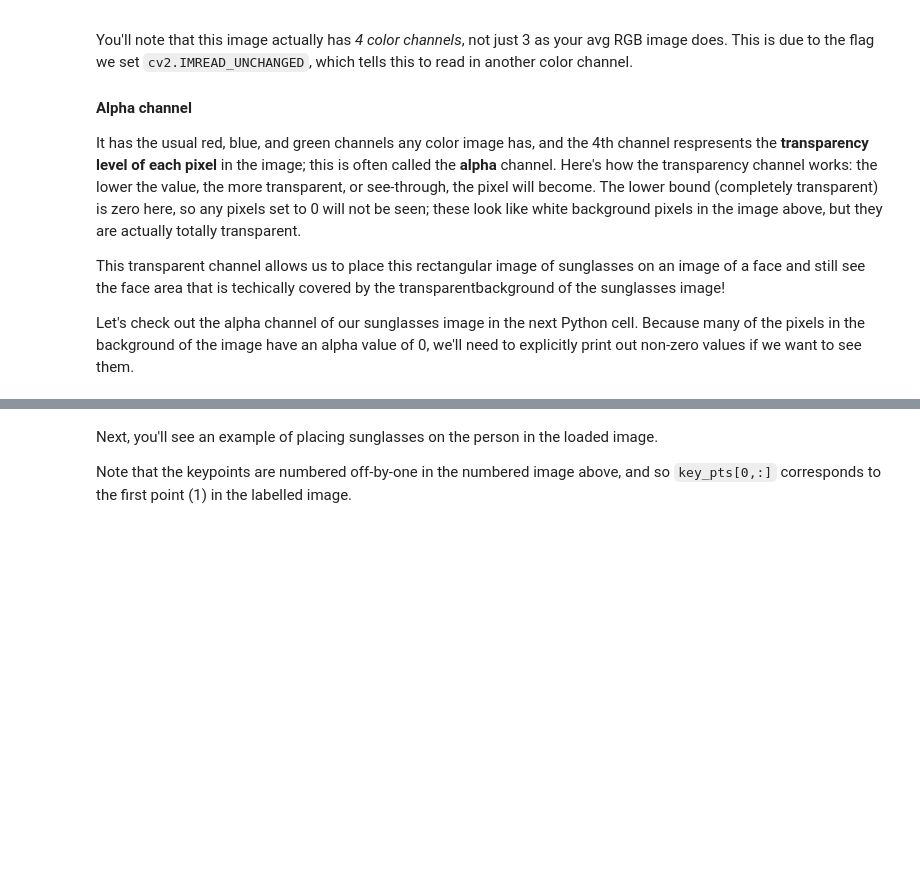
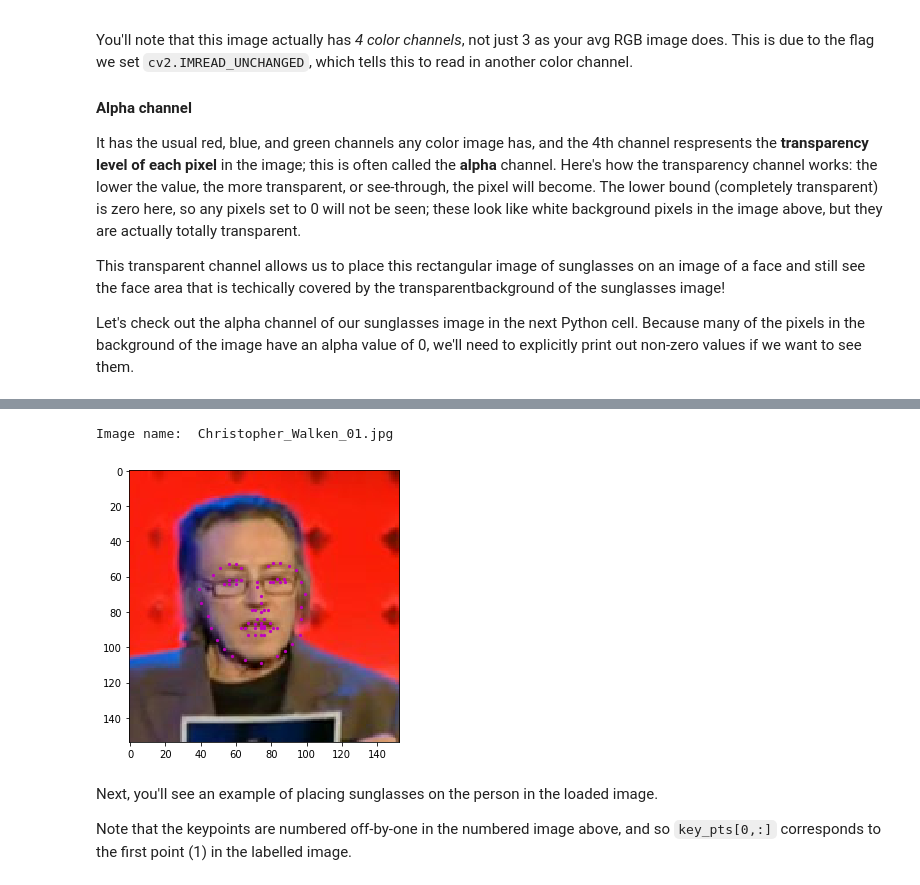
Before and after one commit to jesus-a-martinez-v/facial-keypoints, a Jupyter notebook: 4. Fun with Keypoints.ipynb, the cells around one changed output, grey strips where cells are left out. Cells and saved outputs as stored; diff of their text form; code cells hidden in the pictures; blank space fills up the shorter version.

```diff
--- a/4. Fun with Keypoints.ipynb
+++ b/4. Fun with Keypoints.ipynb
@@ -89,17 +101,20 @@ def show_keypoints(image, key_pts):
 # %%
 # a selected image
 n = 120
 image_name = key_pts_frame.iloc[n, 0]
 image_path = build_path(os.path.join('training/', image_name), RUNNING_ON_FLOYDHUB)
 image = mpimg.imread(image_path)
-key_pts = key_pts_frame.iloc[n, 1:].as_matrix()
+key_pts = key_pts_frame.iloc[n, 1:].values
 key_pts = key_pts.astype('float').reshape(-1, 2)
 
 print('Image name: ', image_name)
 
 plt.figure(figsize=(5, 5))
 show_keypoints(image, key_pts)
 plt.show()
+# %% [output]
+Image name:  Christopher_Walken_01.jpg
+[figure, added]
 # %% [markdown]
 Next, you'll see an example of placing sunglasses on the person in the loaded image.
 
```
Also changed, not shown: parts of 6 cells of this notebook, 2 other files.
